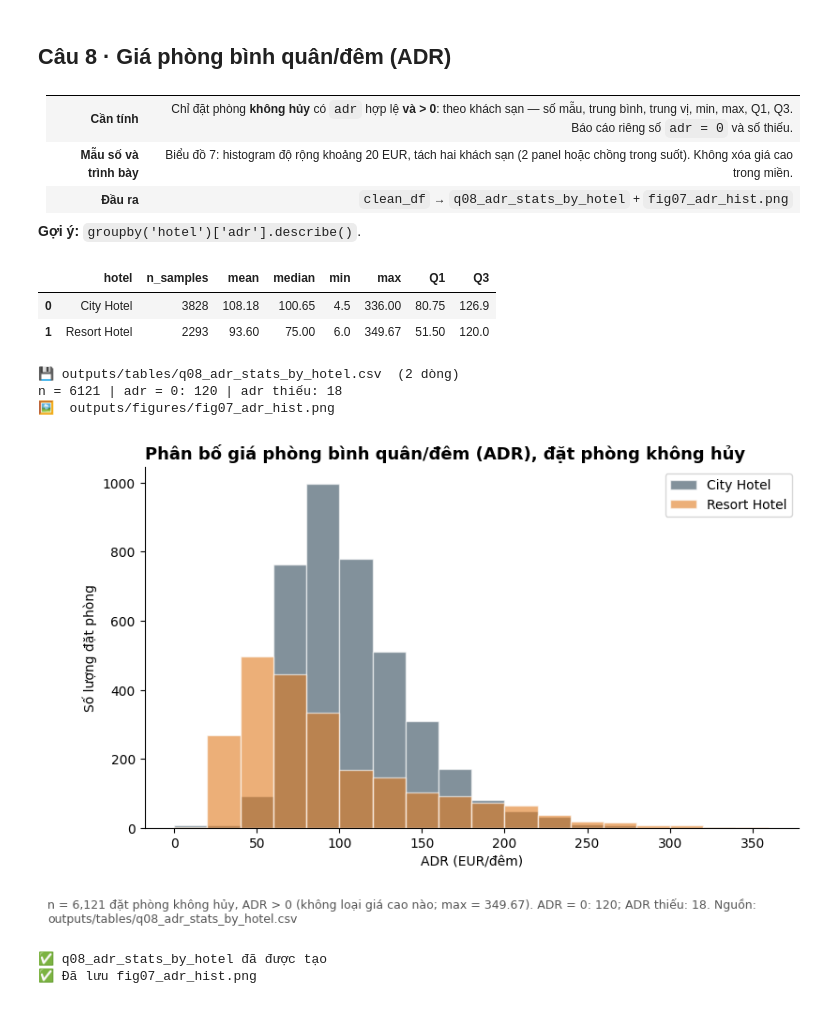
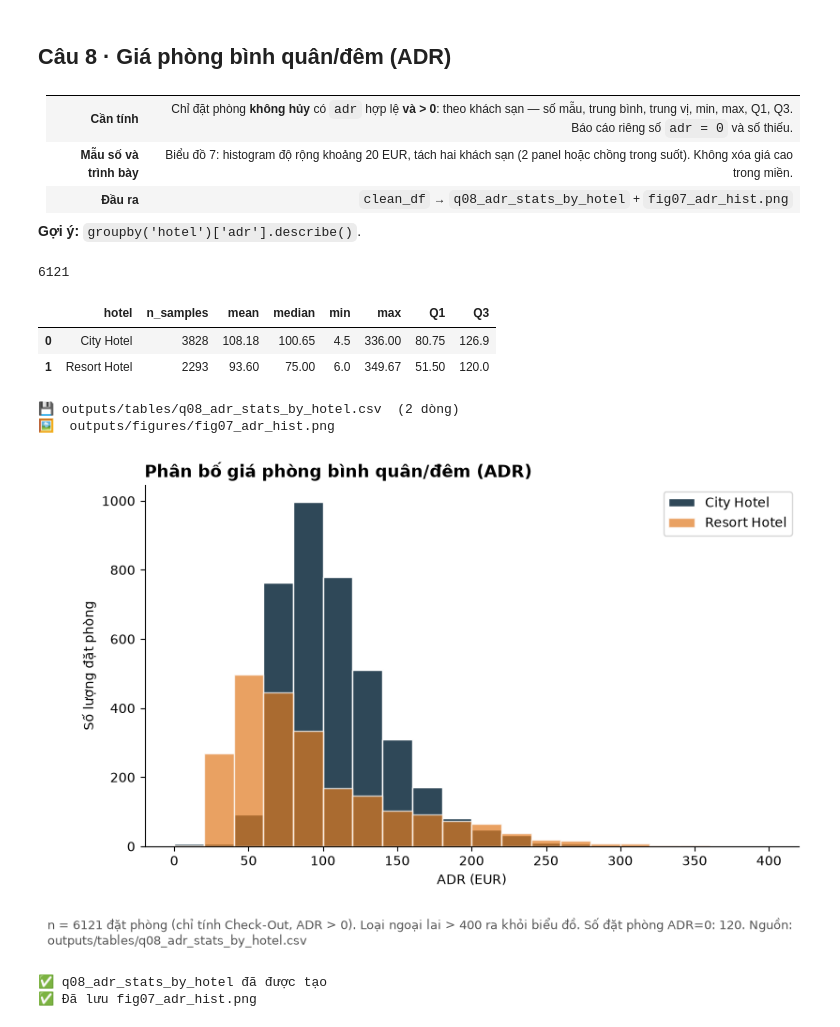
Before and after one commit to hanhathuy/hotel-booking-analysis, a Jupyter notebook: hotel_student_starter.ipynb, the cells around one changed output. Cells and saved outputs as stored; diff of their text form; code cells hidden in the pictures.

```diff
--- a/hotel_student_starter.ipynb
+++ b/hotel_student_starter.ipynb
@@ -2829,35 +2912,42 @@ True
 
 **Gợi ý:** `groupby('hotel')['adr'].describe()`.
 # %%
-# Câu 8 · ADR — chỉ đặt phòng KHÔNG HỦY, adr hợp lệ và > 0
-nc = clean_df[clean_df['is_canceled'] == 0]
-adr_df = nc[nc['adr'] > 0].copy()
-zero_adr_count = int((nc['adr'] == 0).sum())
-missing_adr_count = int(nc['adr'].isna().sum())
-q08 = adr_df.groupby('hotel')['adr'].agg(n_samples='count', mean='mean', median='median', min='min', max='max',
-                                         Q1=lambda x: x.quantile(0.25), Q3=lambda x: x.quantile(0.75)).round(2).reset_index()
+adr_df = clean_df[(clean_df['is_canceled'] == 0) & (clean_df['adr'] > 0)].copy()
+print(len(adr_df))
+q08 = adr_df.groupby('hotel')['adr'].agg(
+    n_samples='count',
+    mean='mean',
+    median='median',
+    min = 'min',
+    max = 'max',
+    Q1=lambda x: x.quantile(0.25),
+    Q3=lambda x: x.quantile(0.75)
+).round(2).reset_index()
 display(q08)
 save_table(q08, 'q08_adr_stats_by_hotel')
-print(f'n = {len(adr_df)} | adr = 0: {zero_adr_count} | adr thiếu: {missing_adr_count}')
 
-top = int(np.ceil(adr_df['adr'].max() / 20) * 20)                      # bin phủ tới giá trị lớn nhất → KHÔNG loại giá cao nào
-bins = list(range(0, top + 20, 20))
 fig, ax = plt.subplots(figsize=FIGSIZE)
-for h in ['City Hotel', 'Resort Hotel']:
-    ax.hist(adr_df.loc[adr_df['hotel'] == h, 'adr'], bins=bins, alpha=0.6, color=HOTEL_COLORS[h], label=h, edgecolor='white')
+bins = range(0 , 420, 20)
+ax.hist(adr_df[adr_df['hotel'] == 'City Hotel']['adr'], bins=bins, alpha=1, color=HOTEL_COLORS['City Hotel'], label='City Hotel', edgecolor='white')
+ax.hist(adr_df[adr_df['hotel'] == 'Resort Hotel']['adr'], bins=bins, alpha=0.7, color=HOTEL_COLORS['Resort Hotel'], label='Resort Hotel', edgecolor='white')
 ax.legend()
-finish_chart(ax, 'Phân bố giá phòng bình quân/đêm (ADR), đặt phòng không hủy', 'ADR (EUR/đêm)', 'Số lượng đặt phòng',
-             note=f"n = {len(adr_df):,} đặt phòng không hủy, ADR > 0 (không loại giá cao nào; max = {adr_df['adr'].max():.2f}). ADR = 0: {zero_adr_count}; ADR thiếu: {missing_adr_count}. Nguồn: outputs/tables/q08_adr_stats_by_hotel.csv")
+zero_adr_count = len(clean_df[(clean_df['is_canceled'] == 0) & (clean_df['adr'] == 0)])
+finish_chart(ax,
+    'Phân bố giá phòng bình quân/đêm (ADR)',
+    'ADR (EUR)',
+    'Số lượng đặt phòng',
+    note=f"n = {len(adr_df)} đặt phòng (chỉ tính Check-Out, ADR > 0). Loại ngoại lai > 400 ra khỏi biểu đồ. Số đặt phòng ADR=0: {zero_adr_count}. Nguồn: outputs/tables/q08_adr_stats_by_hotel.csv"
+)
 save_fig(fig, 'fig07_adr_hist')
 plt.show()
 # %% [output]
+6121
 |  | hotel | n_samples | mean | median | min | max | Q1 | Q3 |
 | 0 | City Hotel | 3828 | 108.18 | 100.65 | 4.5 | 336.00 | 80.75 | 126.9 |
 | 1 | Resort Hotel | 2293 | 93.60 | 75.00 | 6.0 | 349.67 | 51.50 | 120.0 |
-💾 outputs/tables/q08_adr_stats_by_hotel.csv  (2 dòng)
-n = 6121 | adr = 0: 120 | adr thiếu: 18
-🖼️  outputs/figures/fig07_adr_hist.png
+💾 outputs/tables/q08_adr_stats_by_hotel.csv  (2 dòng)
+🖼️  outputs/figures/fig07_adr_hist.png
-[figure, old version]
+[figure, new version]
 # %%
 check('q08_adr_stats_by_hotel đã được tạo', lambda: q08 is not None and len(q08) > 0)
 check('Đã lưu fig07_adr_hist.png', lambda: (OUTPUT_DIR / 'figures' / 'fig07_adr_hist.png').exists())
```
Also changed, not shown: parts of 34 cells of this notebook.
